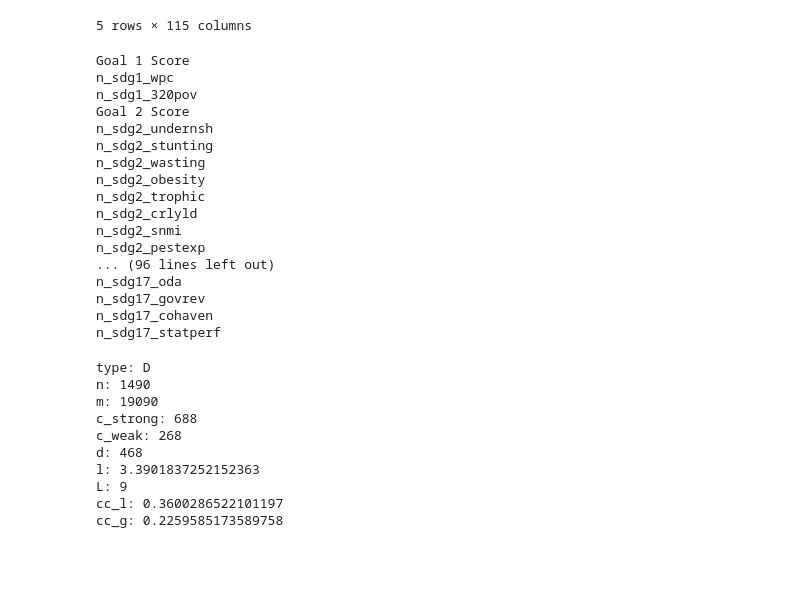
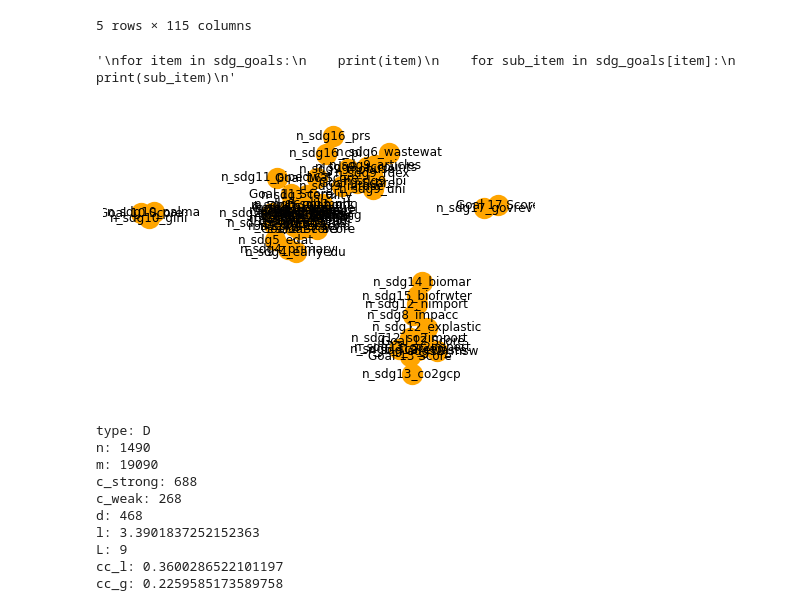
Before and after one commit to ericssimpson/sustainable-development-modeling, a Jupyter notebook: sdg_analysis.ipynb, the cells around one changed output. Saved outputs shown, nothing was run; the diff lists cells and outputs as text; code cells hidden in the pictures; blank space fills up the shorter version.

```diff
--- a/sdg_analysis.ipynb
+++ b/sdg_analysis.ipynb
@@ -50,26 +50,11 @@ for item in sdg_pearson:
         n_sdg = item[5:7]
         goal_number = re.sub('[^0-9]', '', n_sdg)
         sdg_goals[f'Goal {goal_number} Score'].append(item)
-
+'''
 for item in sdg_goals:
     print(item)
     for sub_item in sdg_goals[item]:
         print(sub_item)
+'''
 # %% [output]
-Goal 1 Score
-n_sdg1_wpc
-n_sdg1_320pov
-Goal 2 Score
-n_sdg2_undernsh
-n_sdg2_stunting
-n_sdg2_wasting
-n_sdg2_obesity
-n_sdg2_trophic
-n_sdg2_crlyld
-n_sdg2_snmi
-n_sdg2_pestexp
-... (96 lines left out)
-n_sdg17_oda
-n_sdg17_govrev
-n_sdg17_cohaven
-n_sdg17_statperf
+'\nfor item in sdg_goals:\n    print(item)\n    for sub_item in sdg_goals[item]:\n        print(sub_item)\n'
@@ -79,3 +61,11 @@ edges.columns =
+# %%
+edges = sdg_pearson.stack().reset_index()
+edges.columns = ['Goal 1 Score', 'Goal 2 Score', 'value']
+edges_filtered=edges.loc[ (edges['value'] > 0.8) & (edges['Goal 1 Score'] != edges['Goal 2 Score']) ]
+G=nx.from_pandas_edgelist(edges_filtered, 'Goal 1 Score', 'Goal 2 Score')
+nx.draw(G, with_labels=True, node_color='orange', node_size=1, edge_color='black', linewidths=4, font_size=1)
+# %% [output]
+[figure, added]
 # %%
 political_blogs = Graph.Read(
     f="polblogs.gml", format="gml"
```
Also changed, not shown: parts of 1 cell of this notebook.
